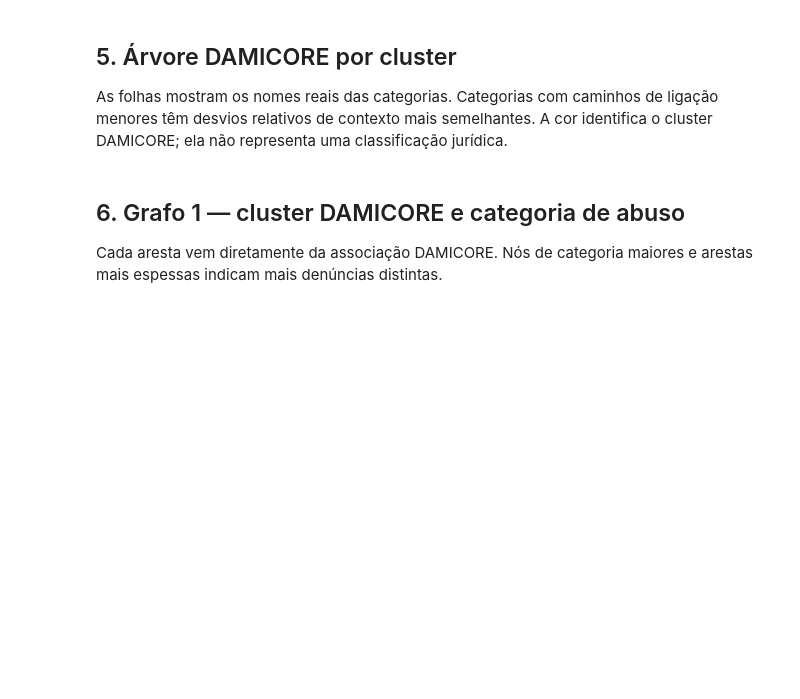
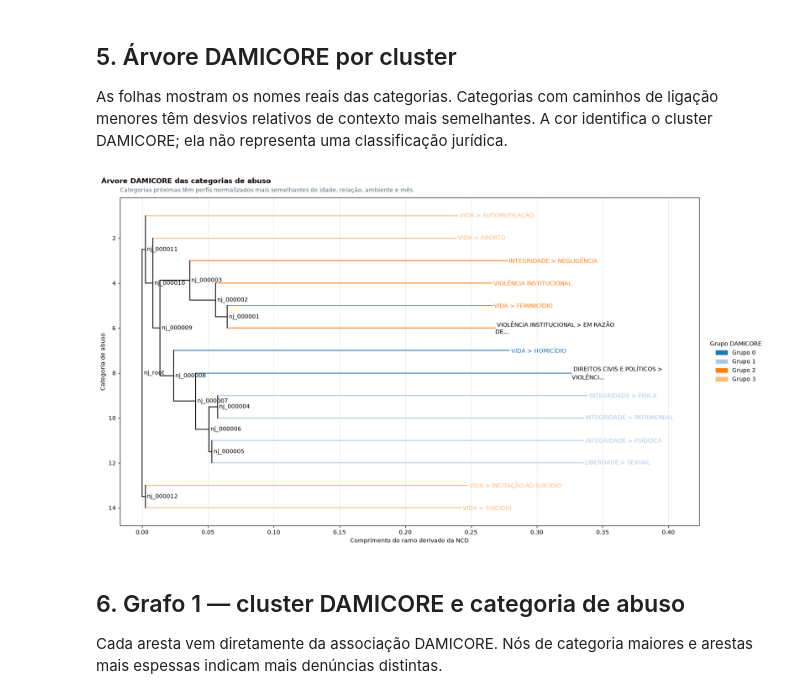
Before and after one commit to rckbrcls/data-mining, a Jupyter notebook: notebooks/01_damicore_abuse_categories.ipynb, the cells around one changed output. Saved outputs shown, nothing was run; the diff lists cells and outputs as text; code cells hidden in the pictures; blank space fills up the shorter version.

```diff
--- a/notebooks/01_damicore_abuse_categories.ipynb
+++ b/notebooks/01_damicore_abuse_categories.ipynb
@@ -19,8 +19,9 @@ from datetime import datetime
 from pathlib import Path
 from io import StringIO
 from itertools import combinations
-from math import log10, log2
+from math import ceil, cos, log10, log2, pi, sin, sqrt
 import os
+import textwrap
 
 import matplotlib.pyplot as plt
 from matplotlib.colors import to_hex
@@ -30,6 +31,7 @@ import pandas as pd
 import psycopg
 from Bio import Phylo
 from damicore import estimate, run
+from dotenv import load_dotenv
 from IPython.display import display
 
 PROJECT_ROOT = Path.cwd().resolve()
@@ -38,6 +40,7 @@ if not (PROJECT_ROOT / "pyproject.toml").exists():
 if not (PROJECT_ROOT / "pyproject.toml").exists():
     raise RuntimeError("Execute este notebook a partir da raiz do repositório ou do diretório notebooks.")
 
+load_dotenv(PROJECT_ROOT / ".env")
 DATABASE_URL = os.getenv("DISQUE100_DATABASE_URL", "postgresql://postgres@127.0.0.1:5433/disque100")
 START_DATE = "2020-01-01"
 END_DATE = "2026-07-01"
@@ -53,6 +56,17 @@ CORPUS_DIR = WORK_DIR / "normalized-corpus"
 RESULTS_DIR = ARTIFACT_DIR / "results"
 CORPUS_DIR.mkdir(parents=True, exist_ok=True)
 RESULTS_DIR.mkdir(parents=True, exist_ok=True)
+
+def wrapped_label(text, width=30):
+    return '\n'.join(textwrap.wrap(text, width=width))
+
+VISUAL_STYLE = {
+    'edge_color_sim': '#87979B',
+    'edge_color_cluster': '#AAB5B8',
+    'font_size': 7,
+    'node_border_color': '#263238',
+    'border_width': 1.0,
+}
 # %% [markdown]
 ## 1. Cobertura, escopo e contextos agregados
 
@@ -360,40 +483,42 @@ label_colors = {}
 for terminal in tree.get_terminals():
     if terminal.name in by_object_id.index:
         category_row = by_object_id.loc[terminal.name]
     elif terminal.name in by_label.index:
         category_row = by_label.loc[terminal.name]
     else:
         raise KeyError(f"Folha desconhecida na árvore DAMICORE: {terminal.name}")
     cluster = int(category_row["cluster"])
-    terminal.name = category_row["category"]
+    terminal.name = wrapped_label(category_row["category"], width=35)
     terminal.color = cluster_hex_colors[cluster]
     label_colors[terminal.name] = cluster_hex_colors[cluster]
 
 figure_height = max(10, len(category_clusters) * 0.34)
 figure, axis = plt.subplots(figsize=(18, figure_height))
 Phylo.draw(
     tree,
     axes=axis,
     do_show=False,
     show_confidence=False,
     label_colors=label_colors,
 )
-axis.set_title("Árvore DAMICORE das categorias de abuso", loc="left", weight="bold")
-axis.text(
-    0, 1.01,
+figure.subplots_adjust(top=0.9)
+figure.suptitle("Árvore DAMICORE das categorias de abuso", x=0.1, y=0.95, ha="left", weight="bold")
+axis.set_title(
     "Categorias próximas têm perfis normalizados mais semelhantes de idade, relação, ambiente e mês",
-    transform=axis.transAxes, color="#607078", fontsize=10, va="bottom",
+    loc="left", color="#607078", fontsize=10, pad=10,
 )
 axis.set_xlabel("Comprimento do ramo derivado da NCD")
 axis.set_ylabel("Categoria de abuso")
+axis.margins(y=0.05)
 axis.legend(
     handles=[Patch(color=cluster_hex_colors[cluster], label=f"Grupo {cluster}") for cluster in clusters],
-    title="Grupo DAMICORE", loc="upper left", bbox_to_anchor=(1.01, 1), frameon=False,
+    title="Grupo DAMICORE", loc="center left", bbox_to_anchor=(1.01, 0.5), frameon=False,
 )
 axis.grid(axis="x", color="#E2E7E9", linewidth=0.7)
-figure.tight_layout()
 figure.savefig(RESULTS_DIR / "category-tree.png", dpi=180, bbox_inches="tight", facecolor="white")
 plt.show()
+# %% [output]
+[figure, added]
 # %% [markdown]
 ## 6. Grafo 1 — cluster DAMICORE e categoria de abuso
 
```
Also changed, not shown: parts of 6 cells of this notebook, 9 other files.
